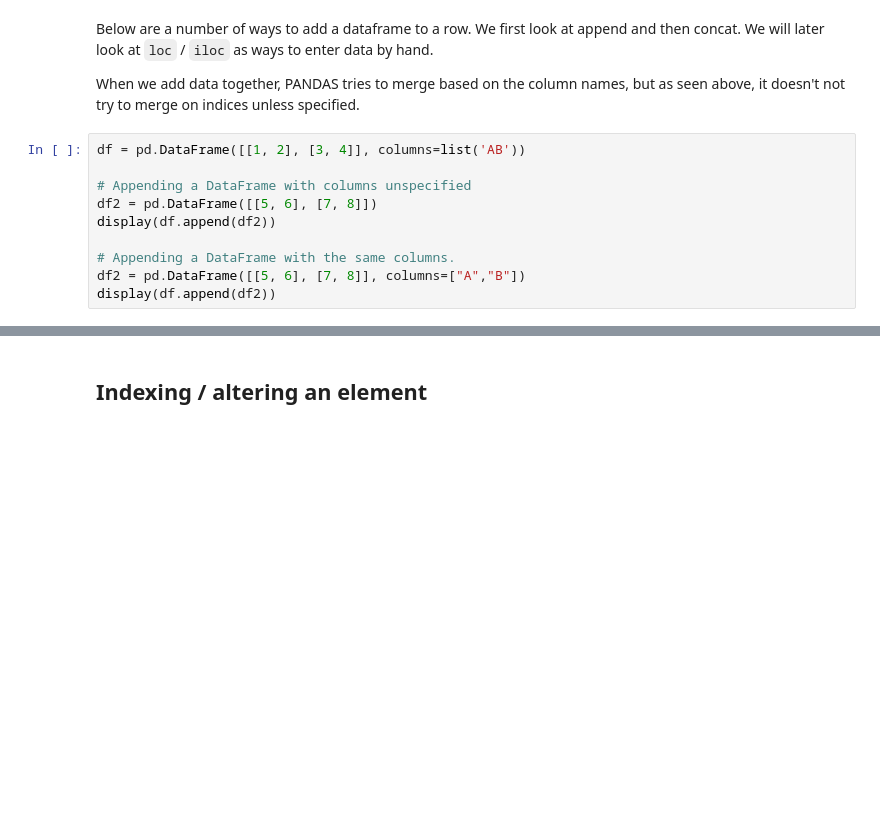
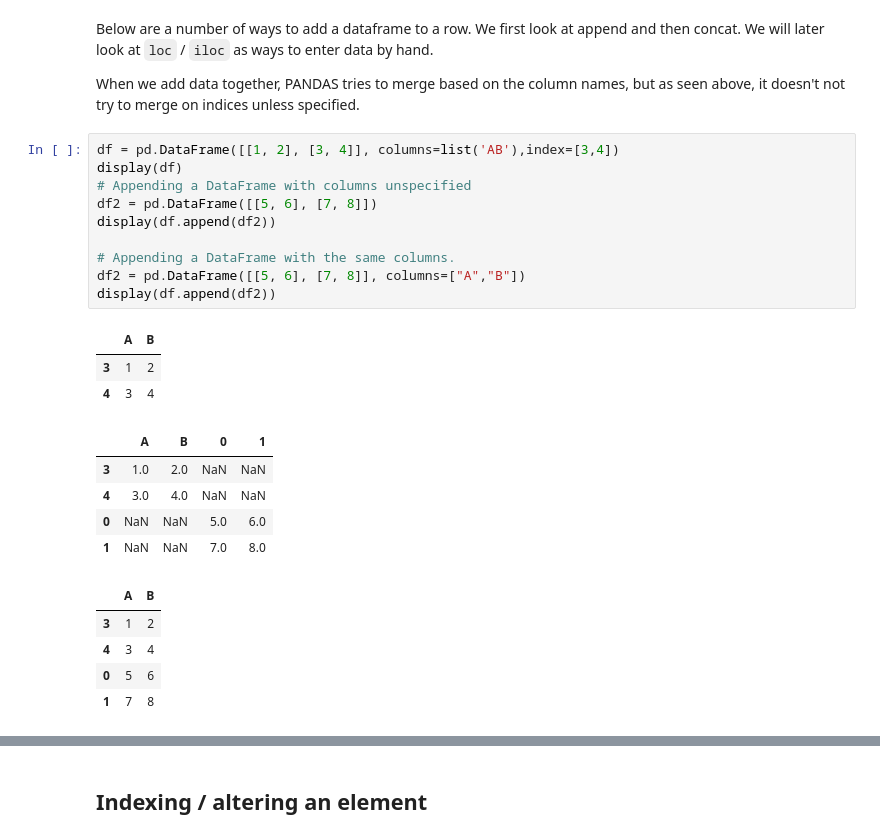
Before and after one commit to oxfordinternetinstitute/sds-python, a Jupyter notebook: Course_Material/Week_2/PySDS_w2-1.ipynb, the cells around one changed output, grey strips where cells are left out. Drawn from its saved outputs; the diff is of its cells as text; blank space fills up the shorter version.

```diff
--- a/Course_Material/Week_2/PySDS_w2-1.ipynb
+++ b/Course_Material/Week_2/PySDS_w2-1.ipynb
@@ -545,15 +893,29 @@ Below are a number of ways to add a dataframe to a row. We first look at append
 
 When we add data together, PANDAS tries to merge based on the column names, but as seen above, it doesn't not try to merge on indices unless specified.
 # %%
-df = pd.DataFrame([[1, 2], [3, 4]], columns=list('AB'))
-
+df = pd.DataFrame([[1, 2], [3, 4]], columns=list('AB'),index=[3,4])
+display(df)
 # Appending a DataFrame with columns unspecified
 df2 = pd.DataFrame([[5, 6], [7, 8]])
 display(df.append(df2))
 
 # Appending a DataFrame with the same columns.
 df2 = pd.DataFrame([[5, 6], [7, 8]], columns=["A","B"])
 display(df.append(df2))
+# %% [output]
+|  | A | B |
+| 3 | 1 | 2 |
+| 4 | 3 | 4 |
+|  | A | B | 0 | 1 |
+| 3 | 1.0 | 2.0 | NaN | NaN |
+| 4 | 3.0 | 4.0 | NaN | NaN |
+| 0 | NaN | NaN | 5.0 | 6.0 |
+| 1 | NaN | NaN | 7.0 | 8.0 |
+|  | A | B |
+| 3 | 1 | 2 |
+| 4 | 3 | 4 |
+| 0 | 5 | 6 |
+| 1 | 7 | 8 |
 # %%
 # Concatenating a DataFrame with same columns
 df2 = pd.DataFrame([[5, 6], [7, 8]], columns=list('AB'))
```
Also changed, not shown: parts of 32 cells of this notebook, 11 other files.
